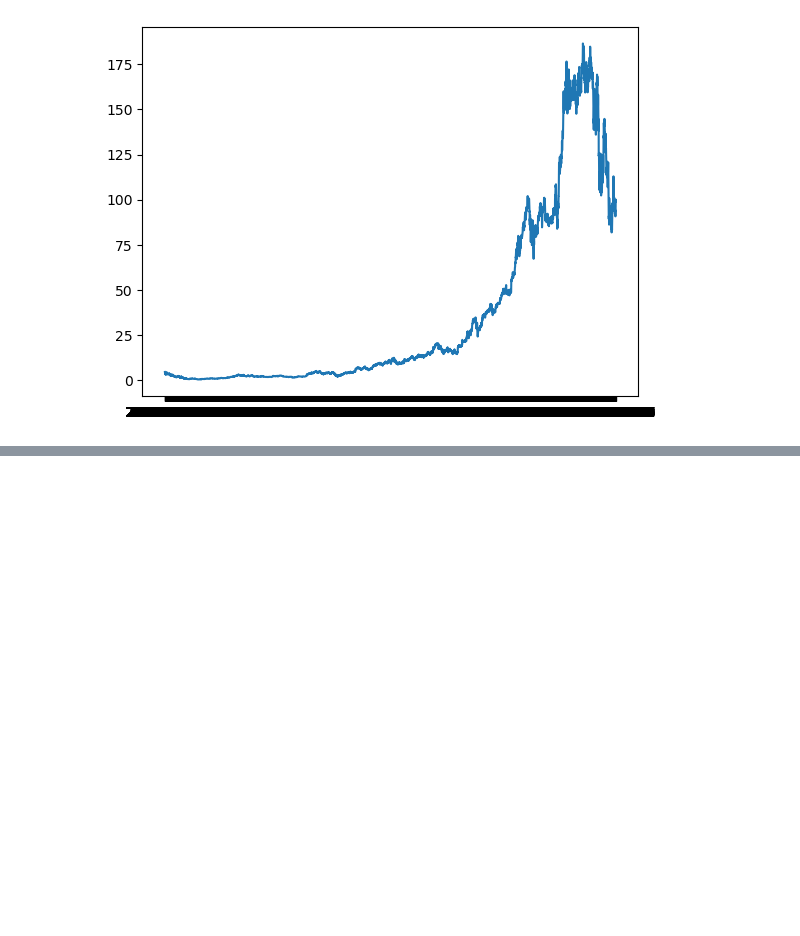
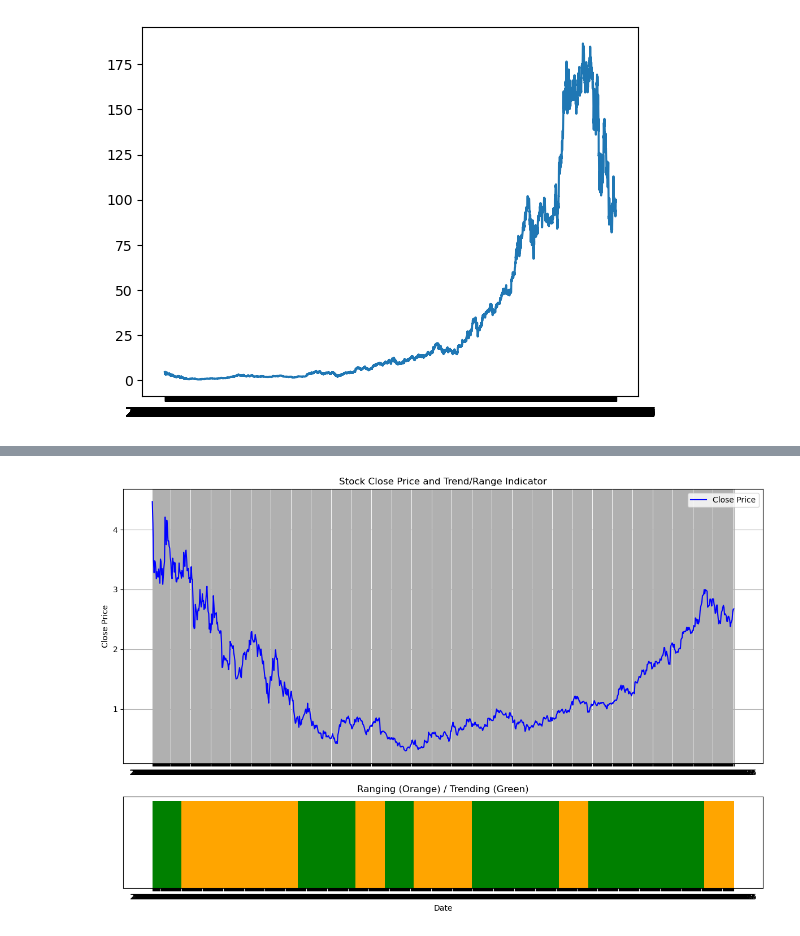
Before and after one commit to ShimronAlakkal/fin-lstm-research, a Jupyter notebook: tests.ipynb, the cells around one changed output, grey strips where cells are left out. Cells and saved outputs as stored; diff of their text form; code cells hidden in the pictures; blank space fills up the shorter version.

```diff
--- a/tests.ipynb
+++ b/tests.ipynb
@@ -102,9 +102,3 @@ df.head()
 | 2 | AACG | ATA Creativity Global American De... | $0.81 | -0.0400 | -4.706% | 2.592010e+07 | China | 2008.0 | 2922 | Real Estate | ... |
 | 3 | AACI | Armada Acquisition Corp. I Common... | $11.465 | 0.0600 | 0.526% | 0.000000e+00 | United States | 2021.0 | 15832 | Finance | ... |
 | 4 | AACIW | Armada Acquisition Corp. I Warrant | $0.1217 | 0.0107 | 9.64% | 0.000000e+00 | United States | 2021.0 | 46030 | Finance | ... |
-# %%
-symbols = list(df['Symbol'])
-names = list(df['Name'])
-sectors = list(df['Sector'])
-
-sectors
@@ -133,3 +109,66 @@ with open('symbols.txt', 'w') as file:
         sector = str(sectors[i]).replace("'",'')
         line = f"{{ 'symbol': '{symbols[i]}', 'name': '{name}', 'sector': '{sector}'}}"
         file.write(line + ',\n')
+# %%
+def check_trend_or_range(df, num_divisions):
+    # Ensure data is sorted by date
+    df = df.sort_values('Date').reset_index(drop=True)
+
+    # Determine the number of rows per division
+    rows_per_division = len(df) // num_divisions
+
+    results = []
+    labels = []
+
+    for i in range(num_divisions):
+        # Select the division's data
+        start_idx = i * rows_per_division
+        end_idx = (i + 1) * rows_per_division if i < num_divisions - 1 else len(df)
+        division_data = df.iloc[start_idx:end_idx]
+
+        # Calculate trend and range metrics
+        start_price = division_data['Close'].iloc[0]
+        end_price = division_data['Close'].iloc[-1]
+        high_price = division_data['High'].max()
+        low_price = division_data['Low'].min()
+
+        trend = end_price - start_price
+        price_range = high_price - low_price
+
+        # Define a simple rule to determine trend vs range
+        if abs(trend) > 0.5 * price_range:
+            results.extend(['Trending'] * len(division_data))
+            labels.append('Trending')
+        else:
+            results.extend(['Ranging'] * len(division_data))
+            labels.append('Ranging')
+
+    df['Trend_Range'] = results
+    return df, labels
+
+
+# Divide data into 5 equal divisions and check for trend or range
+num_divisions = 20
+df, labels = check_trend_or_range(uDataAmazon[1000::-1], num_divisions)
+
+# Plotting
+fig, (ax1, ax2) = plt.subplots(2, 1, figsize=(12, 8), gridspec_kw={'height_ratios': [3, 1]})
+
+# Line chart for Close price
+ax1.plot(df['Date'], df['Close'], color='blue', label='Close Price')
+ax1.set_title('Stock Close Price and Trend/Range Indicator')
+ax1.set_ylabel('Close Price')
+ax1.legend()
+ax1.grid(True)
+
+# Bar chart for Trend/Range status
+colors = ['orange' if label == 'Ranging' else 'green' for label in df['Trend_Range']]
+ax2.bar(df['Date'], [1] * len(df), color=colors, width=1.0)
+ax2.set_yticks([])
+ax2.set_xlabel('Date')
+ax2.set_title('Ranging (Orange) / Trending (Green)')
+
+plt.tight_layout()
+plt.show()
+# %% [output]
+[figure, added]
```
Also changed, not shown: parts of 5 cells of this notebook.
